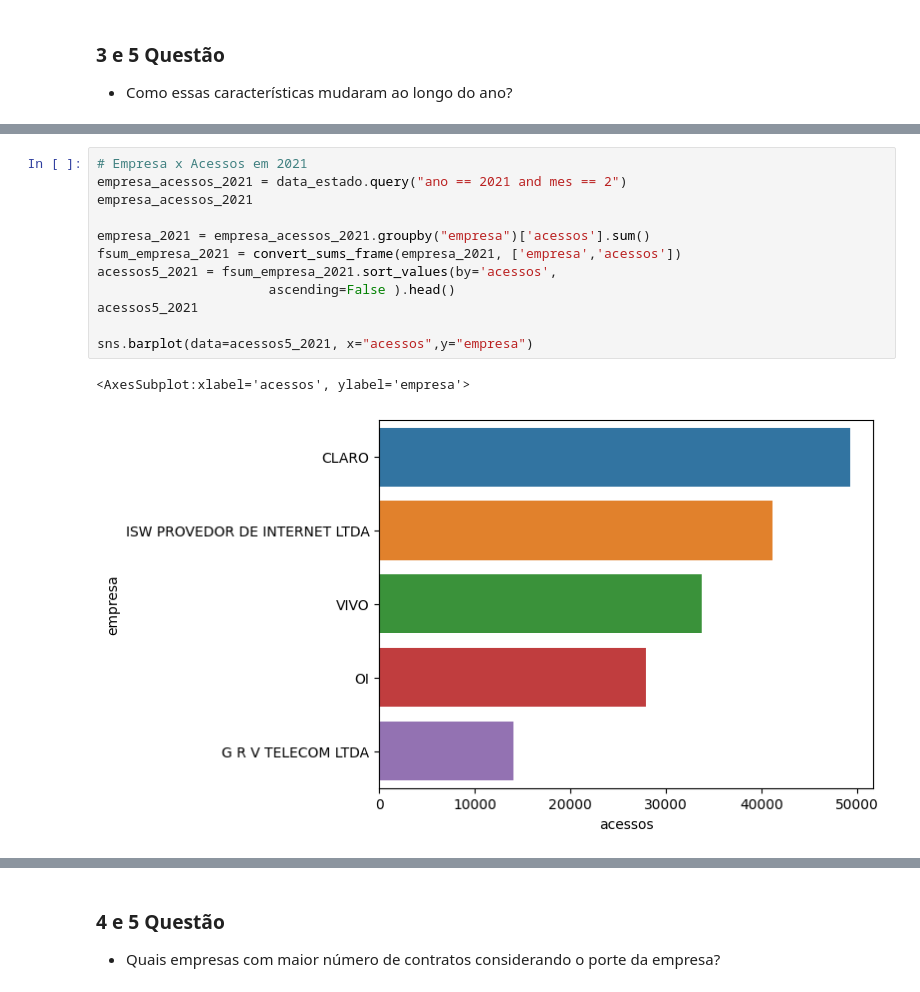
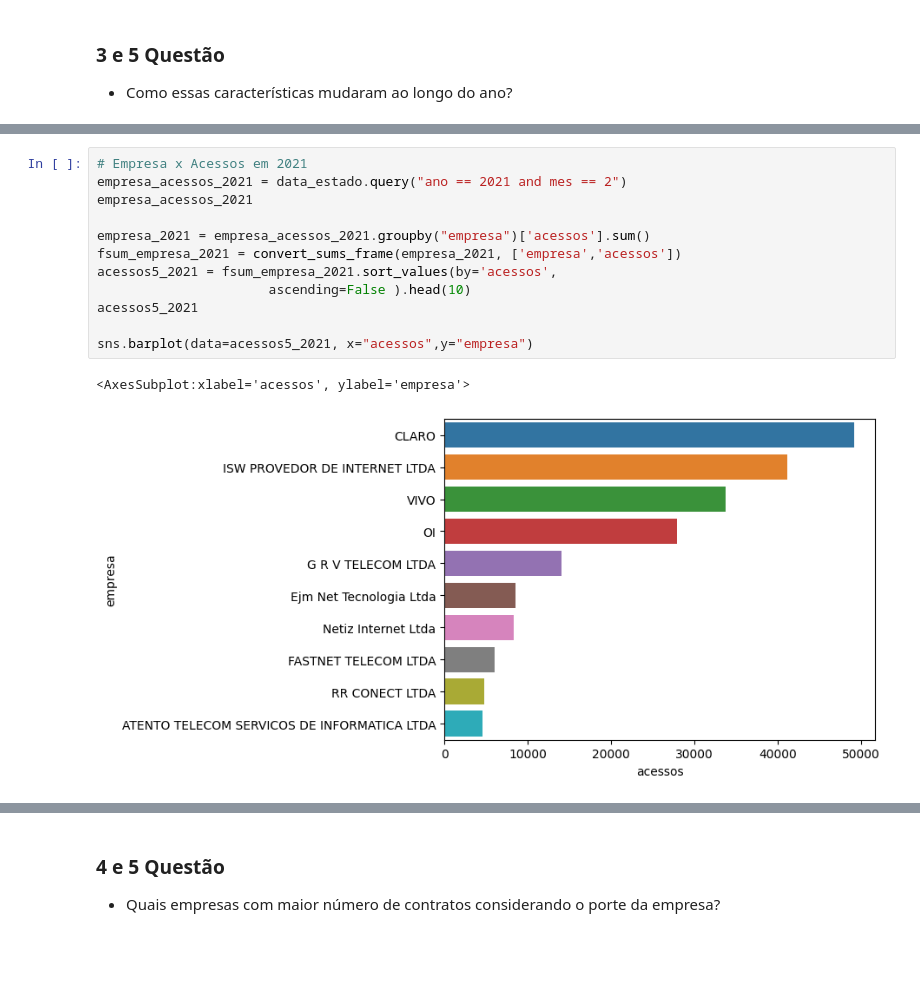
Before and after one commit to Jownao/dive_datascience, a Jupyter notebook: lab/02_Analise_dados_banda_larga.ipynb, the cells around one changed output, grey strips where cells are left out. Saved outputs shown, nothing was run; the diff lists cells and outputs as text; blank space fills up the shorter version.

```diff
--- a/lab/02_Analise_dados_banda_larga.ipynb
+++ b/lab/02_Analise_dados_banda_larga.ipynb
@@ -241,18 +241,18 @@ sns.barplot(data=acessos5_2020, x="acessos",y="empresa")
 # %%
 # Empresa x Acessos em 2021
 empresa_acessos_2021 = data_estado.query("ano == 2021 and mes == 2")
 empresa_acessos_2021
 
 empresa_2021 = empresa_acessos_2021.groupby("empresa")['acessos'].sum()
 fsum_empresa_2021 = convert_sums_frame(empresa_2021, ['empresa','acessos'])
 acessos5_2021 = fsum_empresa_2021.sort_values(by='acessos',
-                      ascending=False ).head()
+                      ascending=False ).head(10)
 acessos5_2021
 
 sns.barplot(data=acessos5_2021, x="acessos",y="empresa")
 # %% [output]
 <AxesSubplot:xlabel='acessos', ylabel='empresa'>
-[figure, old version]
+[figure, new version]
 # %%
 # Empresa x Acessos em 2022
 empresa_acessos_2022 = data_estado.query("ano == 2022 and mes == 2")
```
Also changed, not shown: parts of 3 cells of this notebook, 1 other file.
